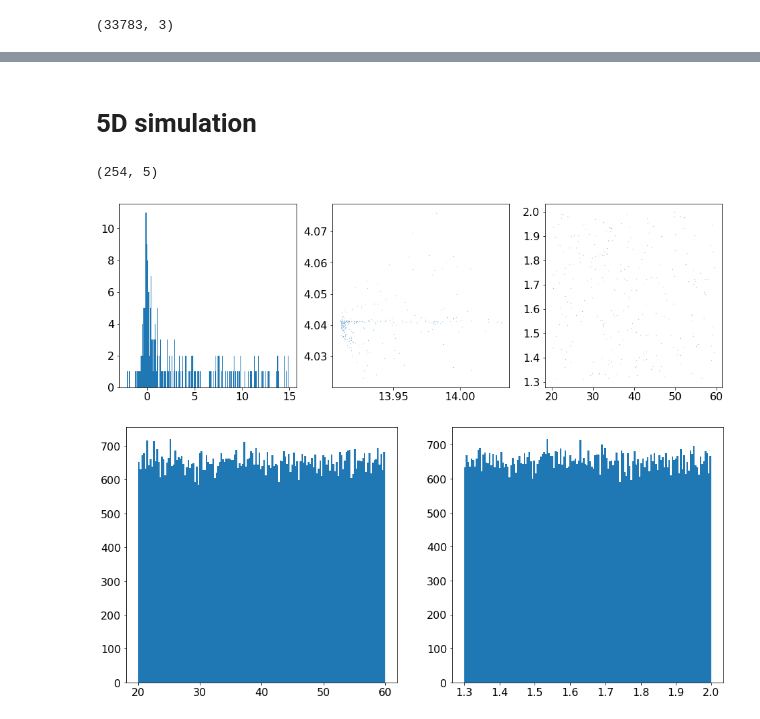
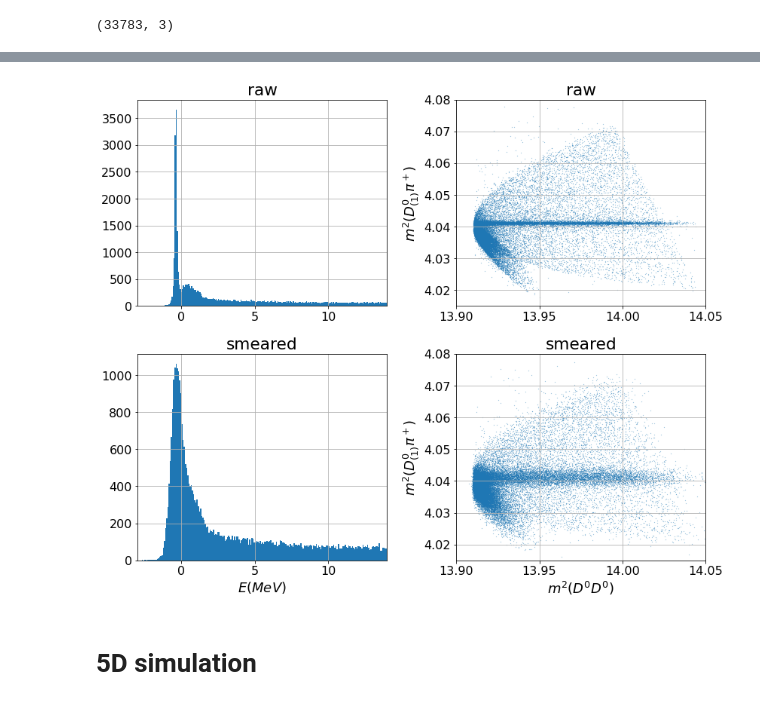
Before and after one commit to VitalyVorobyev/ddst, a Jupyter notebook: MC.ipynb, the cells around one changed output, grey strips where cells are left out. Drawn from its saved outputs; the diff is of its cells as text; code cells hidden in the pictures.

```diff
--- a/MC.ipynb
+++ b/MC.ipynb
@@ -47,21 +107,42 @@ for i in range(3):
+# %%
+fig, ax = plt.subplots(ncols=2, nrows=2, figsize=(12,10))
+ax[0,0].hist(e, bins=250);
+ax[0,0].set_xlim((-3, 14))
+ax[0,0].grid()
+ax[0,0].set_title('raw')
+ax[0,1].scatter(mddsq, md1pisq, marker='.', s=0.1);
+ax[0,1].set_ylabel(r'$m^2(D^0_{(1)}\pi^+)$')
+ax[0,1].set_ylim((4.015, 4.08))
+ax[0,1].set_xlim((13.90, 14.05))
+ax[0,1].grid()
+ax[0,1].set_title('raw')
+ax[1,0].hist(se, bins=250);
+ax[1,0].set_xlim((-3, 14))
+ax[1,0].grid()
+ax[1,0].set_xlabel(r'$E (MeV)$')
+ax[1,0].set_title('smeared')
+ax[1,1].scatter(smddsq, smd1pisq, marker='.', s=0.1);
+ax[1,1].set_ylabel(r'$m^2(D^0_{(1)}\pi^+)$')
+ax[1,1].set_xlabel(r'$m^2(D^0D^0)$')
+ax[1,1].set_ylim((4.015, 4.08))
+ax[1,1].set_xlim((13.90, 14.05))
+ax[1,1].grid()
+ax[1,1].set_title('smeared')
+fig.tight_layout()
+# %% [output]
+[figure, added]
 # %% [markdown]
 # 5D simulation
 # %%
-mc5 = np.load('mc_ddpip_5d.npy')
-mc5.shape
+# mc5 = np.load('mc_ddpip_5d.npy')
+# mc5.shape
-# %% [output]
-(254, 5)
 # %%
-fig, ax = plt.subplots(ncols=3, figsize=(16,5))
-ax[0].hist(mc5[:,0], bins=250);
-ax[1].scatter(mc5[:,1], mc5[:,2], marker='.', s=0.1)
-ax[2].scatter(mc5[:,3], mc5[:,4], marker='.', s=0.1);
+# fig, ax = plt.subplots(ncols=3, figsize=(16,5))
+# ax[0].hist(mc5[:,0], bins=250);
+# ax[1].scatter(mc5[:,1], mc5[:,2], marker='.', s=0.1)
+# ax[2].scatter(mc5[:,3], mc5[:,4], marker='.', s=0.1);
-# %% [output]
-[figure, removed]
 # %%
-fig, ax = plt.subplots(ncols=2, figsize=(16,7))
-ax[0].hist(mc5[:,3], bins=150);
-ax[1].hist(mc5[:,4], bins=150);
+# fig, ax = plt.subplots(ncols=2, figsize=(16,7))
+# ax[0].hist(mc5[:,3], bins=150);
+# ax[1].hist(mc5[:,4], bins=150);
-# %% [output]
-[figure, removed]
 # %%
```
Also changed, not shown: parts of 14 cells of this notebook, 2 other files.
